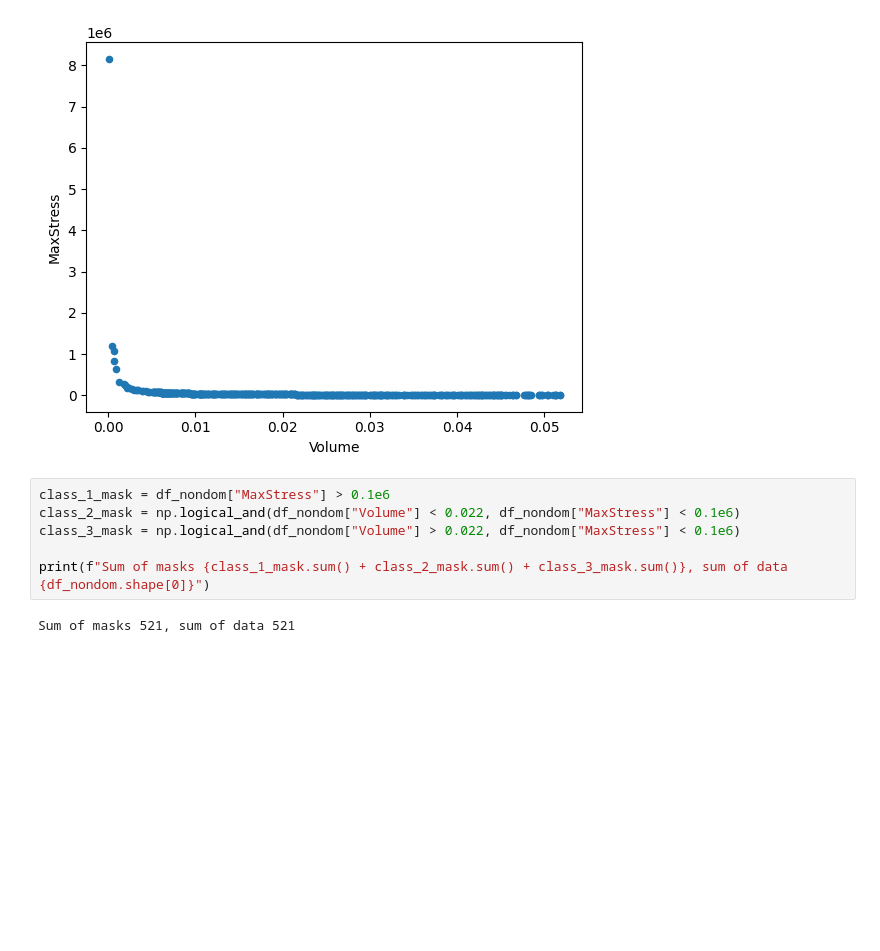
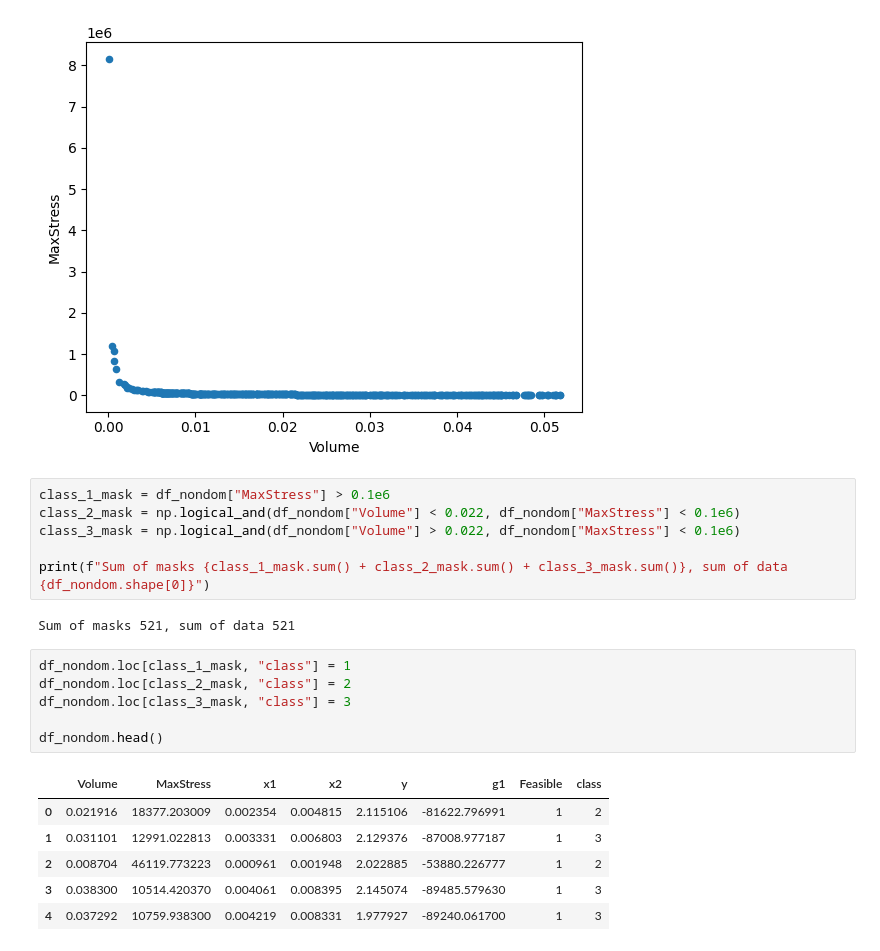
Before and after one commit to gialmisi/xaimoo-experiments, a Jupyter notebook: notebooks/two_bar_truss.ipynb, the cells around one changed output. Drawn from its saved outputs; the diff is of its cells as text; blank space fills up the shorter version.

```diff
--- a/notebooks/two_bar_truss.ipynb
+++ b/notebooks/two_bar_truss.ipynb
@@ -46,3 +46,16 @@ class_3_mask = np.logical_and(df_nondom["Volume"] > 0.022, df_nondom["MaxStress"
 print(f"Sum of masks {class_1_mask.sum() + class_2_mask.sum() + class_3_mask.sum()}, sum of data {df_nondom.shape[0]}")
 # %% [output]
 Sum of masks 521, sum of data 521
+# %%
+df_nondom.loc[class_1_mask, "class"] = 1
+df_nondom.loc[class_2_mask, "class"] = 2
+df_nondom.loc[class_3_mask, "class"] = 3
+
+df_nondom.head()
+# %% [output]
+|  | Volume | MaxStress | x1 | x2 | y | g1 | Feasible | class |
+| 0 | 0.021916 | 18377.203009 | 0.002354 | 0.004815 | 2.115106 | -81622.796991 | 1 | 2 |
+| 1 | 0.031101 | 12991.022813 | 0.003331 | 0.006803 | 2.129376 | -87008.977187 | 1 | 3 |
+| 2 | 0.008704 | 46119.773223 | 0.000961 | 0.001948 | 2.022885 | -53880.226777 | 1 | 2 |
+| 3 | 0.038300 | 10514.420370 | 0.004061 | 0.008395 | 2.145074 | -89485.579630 | 1 | 3 |
+| 4 | 0.037292 | 10759.938300 | 0.004219 | 0.008331 | 1.977927 | -89240.061700 | 1 | 3 |
```
Also changed, not shown: parts of 4 cells of this notebook.
